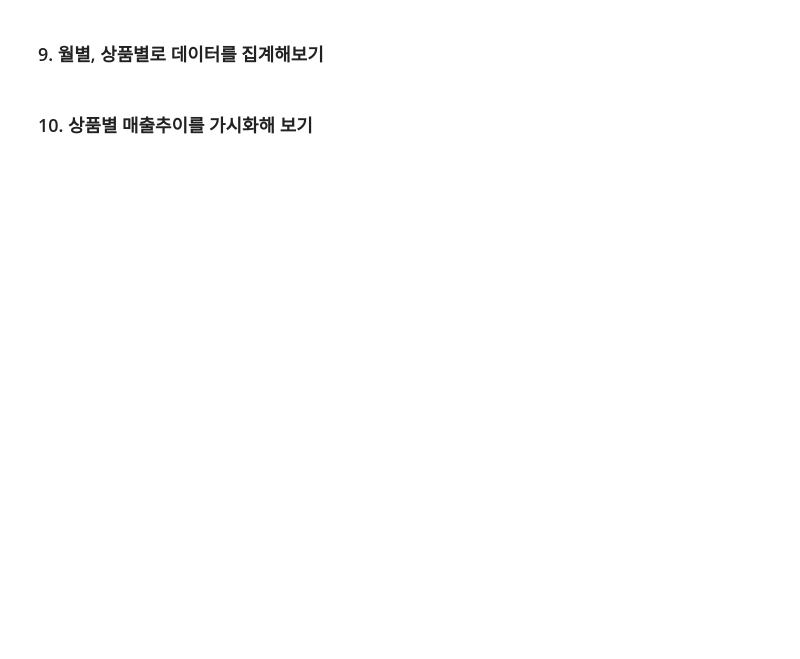
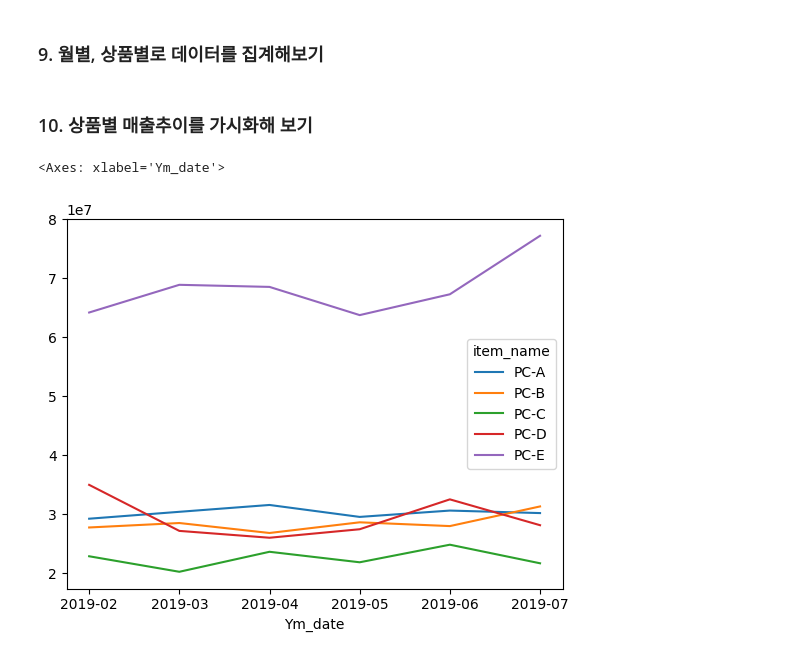
Before and after one commit to do-po/test_1, a Jupyter notebook: Project/03. 데이터 분석/04. Marketing/01. 웹에서주문수를분석/01.웹에서주문수를분석.ipynb, the cells around one changed output. Drawn from its saved outputs; the diff is of its cells as text; code cells hidden in the pictures; blank space fills up the shorter version.

```diff
--- a/Project/03. 데이터 분석/04. Marketing/01. 웹에서주문수를분석/01.웹에서주문수를분석.ipynb
+++ b/Project/03. 데이터 분석/04. Marketing/01. 웹에서주문수를분석/01.웹에서주문수를분석.ipynb
@@ -154,2 +233,18 @@ memory usage: 893.1+ KB
 # %% [markdown]
 ### 8. 월별로 데이터를 집계해보기
+# %%
+# df의 payment_date를 시계열로 변환
+
+df['payment_date'] = pd.to_datetime(df['payment_date'], format='%Y-%m-%d %H:%M:%S')
+# %%
+# df의 payment_date에서 연월을 추출 후 새로운 column 추가
+
+df['Ym_date'] = df['payment_date'].dt.strftime('%Y-%m')
+
+df['Ym_date'] # 확인용 코드
+
+# 연월 단위로 price를 집계
+
+df_ym = df[['Ym_date', 'price']].groupby(['Ym_date']).sum()
+
+df_ym
@@ -156,4 +260,26 @@ memory usage: 893.1+ KB
 # %% [markdown]
 ### 9. 월별, 상품별로 데이터를 집계해보기
+# %%
+# groupby()로 하는 방법
+
+df_ym_item = df[['Ym_date', 'item_name','price']].groupby(['Ym_date', 'item_name']).sum()
+
+test = df_ym_item.unstack()
+
+# 불편해서 pivot table로 변경
+
+test = df.pivot_table(
+    index = 'Ym_date',
+    columns = 'item_name',
+    values = 'price',
+    aggfunc = 'sum'
+)
 # %% [markdown]
 ### 10. 상품별 매출추이를 가시화해 보기
+# %%
+# plot()으로 가시화
+
+test.plot(kind = 'line')
+# %% [output]
+<Axes: xlabel='Ym_date'>
+[figure, added]
```
Also changed, not shown: parts of 7 cells of this notebook.
